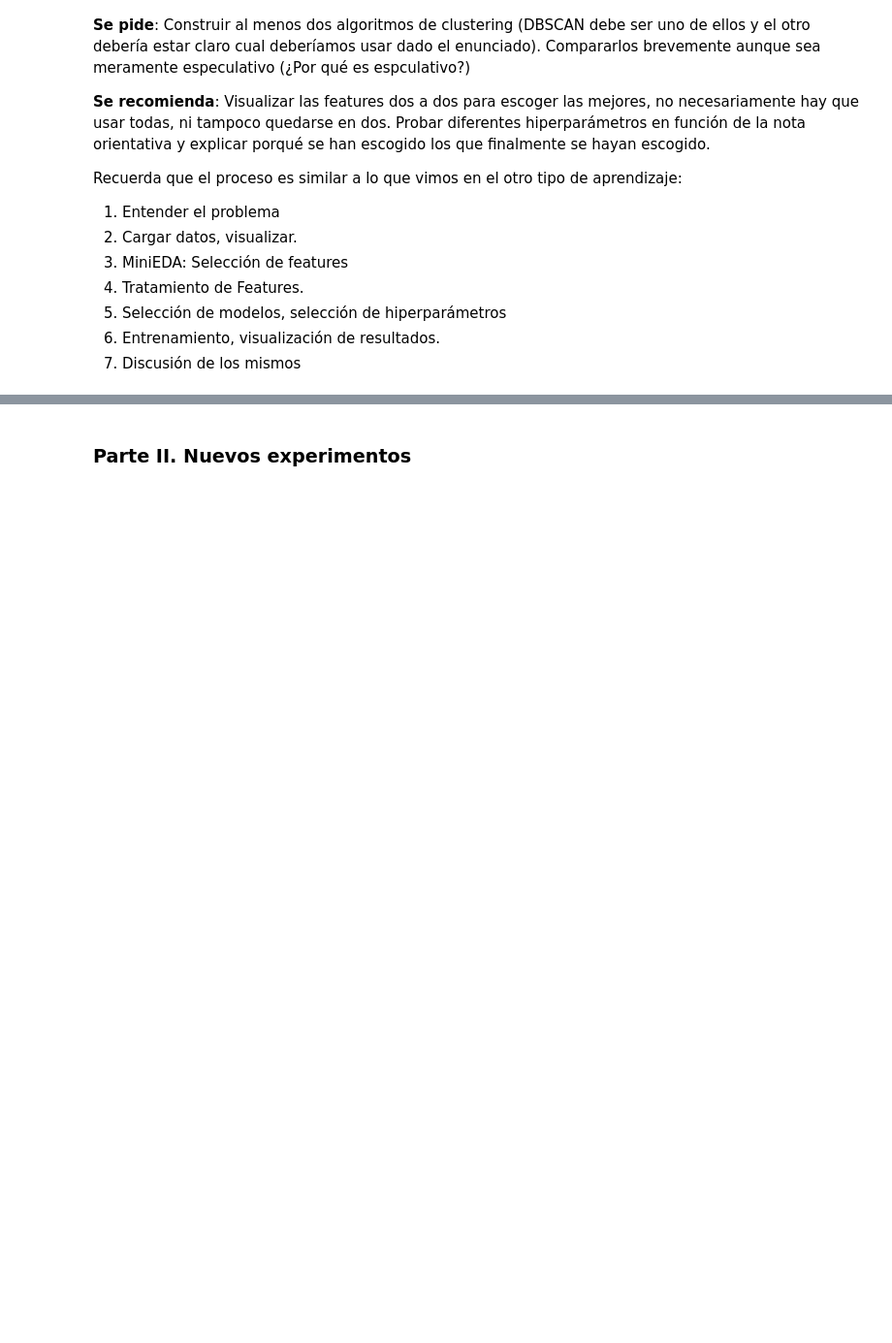
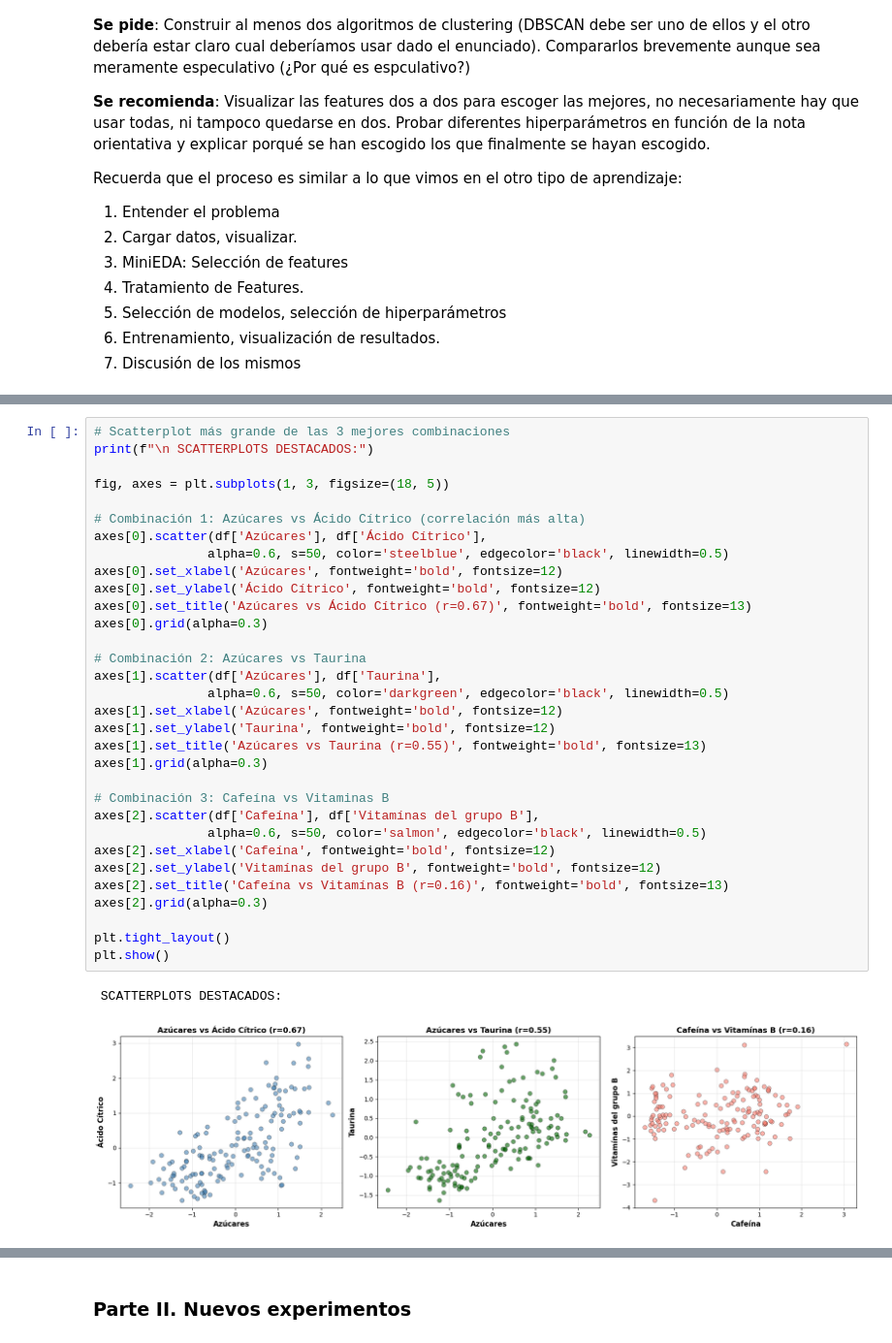
Before and after one commit to pablomoralesbaro/Ds-Online-PabloBaro, a Jupyter notebook: 04_Machine_Learning/Sprint_13/Unidad_02_ML_No_Supervisado_Clustering_DBSCAN/03_Practica_Obligatoria/18_Practica_Obligatoria_Clustering_DBSCAN.ipynb, the cells around one changed output, grey strips where cells are left out. Shown at 97% size. Saved outputs shown, nothing was run; the diff lists cells and outputs as text; blank space fills up the shorter version.

```diff
--- a/04_Machine_Learning/Sprint_13/Unidad_02_ML_No_Supervisado_Clustering_DBSCAN/03_Practica_Obligatoria/18_Practica_Obligatoria_Clustering_DBSCAN.ipynb
+++ b/04_Machine_Learning/Sprint_13/Unidad_02_ML_No_Supervisado_Clustering_DBSCAN/03_Practica_Obligatoria/18_Practica_Obligatoria_Clustering_DBSCAN.ipynb
@@ -39,0 +308,35 @@ Recuerda que el proceso es similar a lo que vimos en el otro tipo de aprendizaje
+# %%
+# Scatterplot más grande de las 3 mejores combinaciones
+print(f"\n SCATTERPLOTS DESTACADOS:")
+
+fig, axes = plt.subplots(1, 3, figsize=(18, 5))
+
+# Combinación 1: Azúcares vs Ácido Cítrico (correlación más alta)
+axes[0].scatter(df['Azúcares'], df['Ácido Cítrico'],
+               alpha=0.6, s=50, color='steelblue', edgecolor='black', linewidth=0.5)
+axes[0].set_xlabel('Azúcares', fontweight='bold', fontsize=12)
+axes[0].set_ylabel('Ácido Cítrico', fontweight='bold', fontsize=12)
+axes[0].set_title('Azúcares vs Ácido Cítrico (r=0.67)', fontweight='bold', fontsize=13)
+axes[0].grid(alpha=0.3)
+
+# Combinación 2: Azúcares vs Taurina
+axes[1].scatter(df['Azúcares'], df['Taurina'],
+               alpha=0.6, s=50, color='darkgreen', edgecolor='black', linewidth=0.5)
+axes[1].set_xlabel('Azúcares', fontweight='bold', fontsize=12)
+axes[1].set_ylabel('Taurina', fontweight='bold', fontsize=12)
+axes[1].set_title('Azúcares vs Taurina (r=0.55)', fontweight='bold', fontsize=13)
+axes[1].grid(alpha=0.3)
+
+# Combinación 3: Cafeína vs Vitaminas B
+axes[2].scatter(df['Cafeína'], df['Vitamínas del grupo B'],
+               alpha=0.6, s=50, color='salmon', edgecolor='black', linewidth=0.5)
+axes[2].set_xlabel('Cafeína', fontweight='bold', fontsize=12)
+axes[2].set_ylabel('Vitamínas del grupo B', fontweight='bold', fontsize=12)
+axes[2].set_title('Cafeína vs Vitamínas B (r=0.16)', fontweight='bold', fontsize=13)
+axes[2].grid(alpha=0.3)
+
+plt.tight_layout()
+plt.show()
+# %% [output]
+ SCATTERPLOTS DESTACADOS:
+[figure, added]
```
Also changed, not shown: parts of 43 cells of this notebook, 1 other file.
